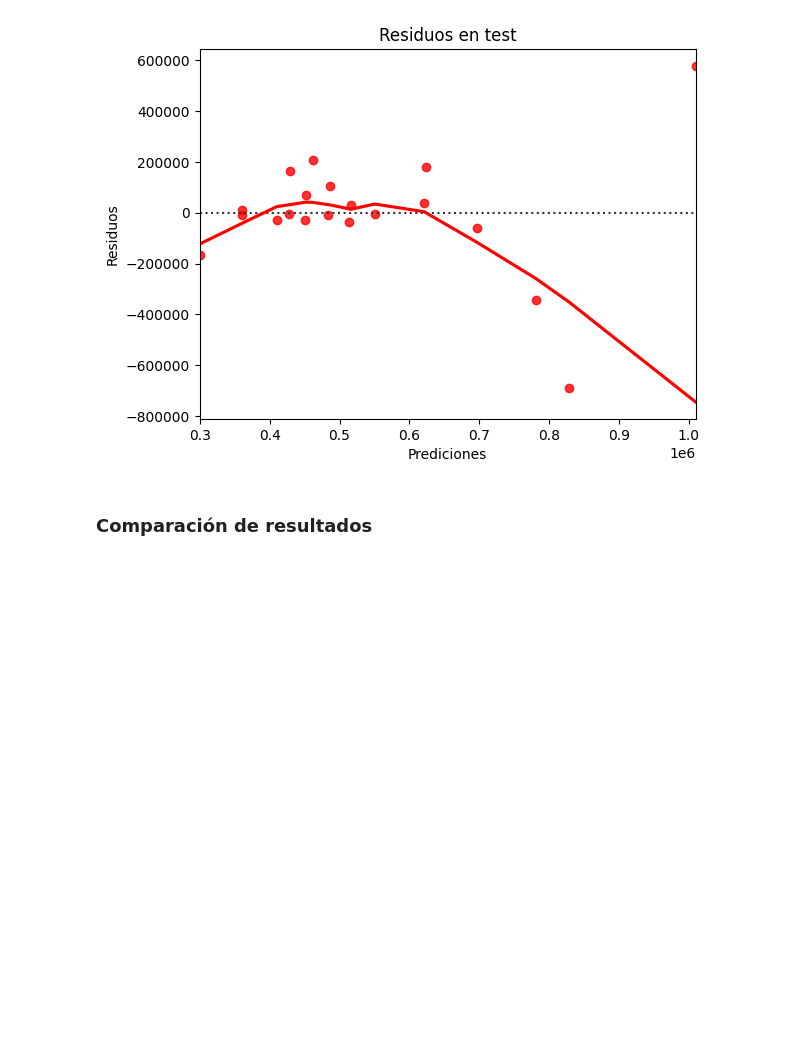
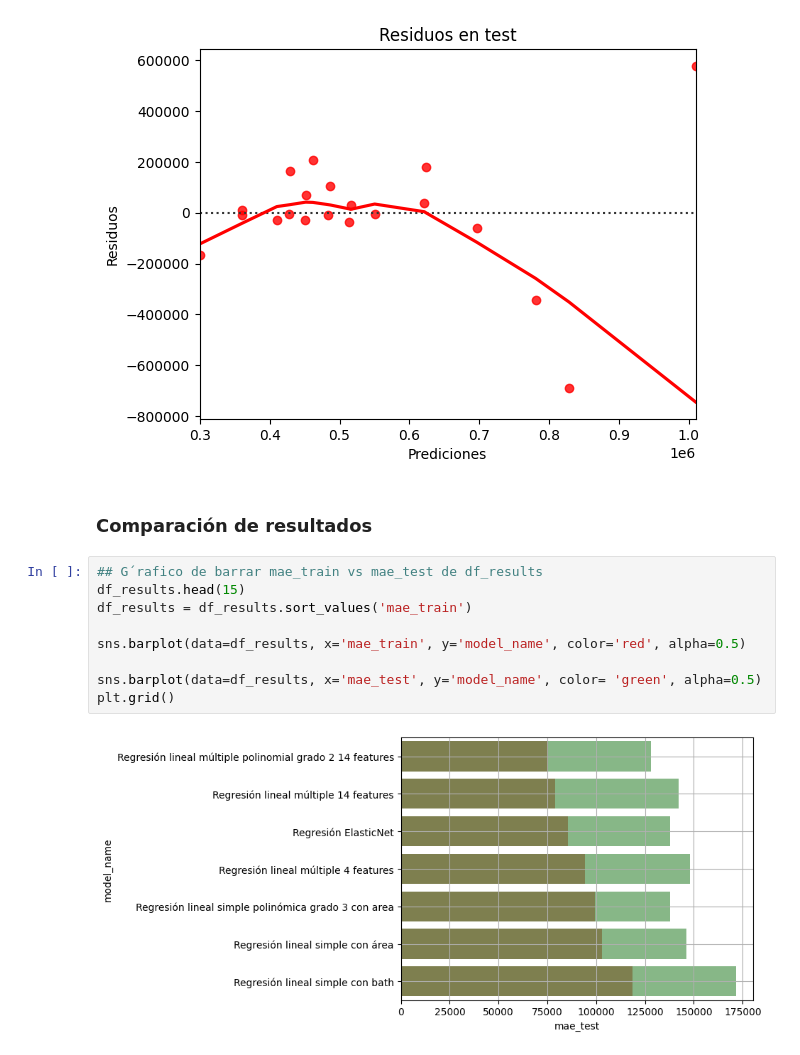
Before and after one commit to Angelbardon/curso-_analisis_angel_bardon, a Jupyter notebook: m6-ml/4. Regresion_pipeline.ipynb, the cells around one changed output. Cells and saved outputs as stored; diff of their text form; blank space fills up the shorter version.

Commit message:
comparación de resultados

```diff
--- a/m6-ml/4. Regresion_pipeline.ipynb
+++ b/m6-ml/4. Regresion_pipeline.ipynb
@@ -692,3 +673,14 @@ plot_residuos(y_train, y_predictions_train, y_test, y_predictions_test)
 [figure]
 # %% [markdown]
 ### Comparación de resultados
+# %%
+## G´rafico de barrar mae_train vs mae_test de df_results
+df_results.head(15)
+df_results = df_results.sort_values('mae_train')
+
+sns.barplot(data=df_results, x='mae_train', y='model_name', color='red', alpha=0.5)
+
+sns.barplot(data=df_results, x='mae_test', y='model_name', color= 'green', alpha=0.5)
+plt.grid()
+# %% [output]
+[figure, added]
```
Also changed, not shown: parts of 6 cells of this notebook.
